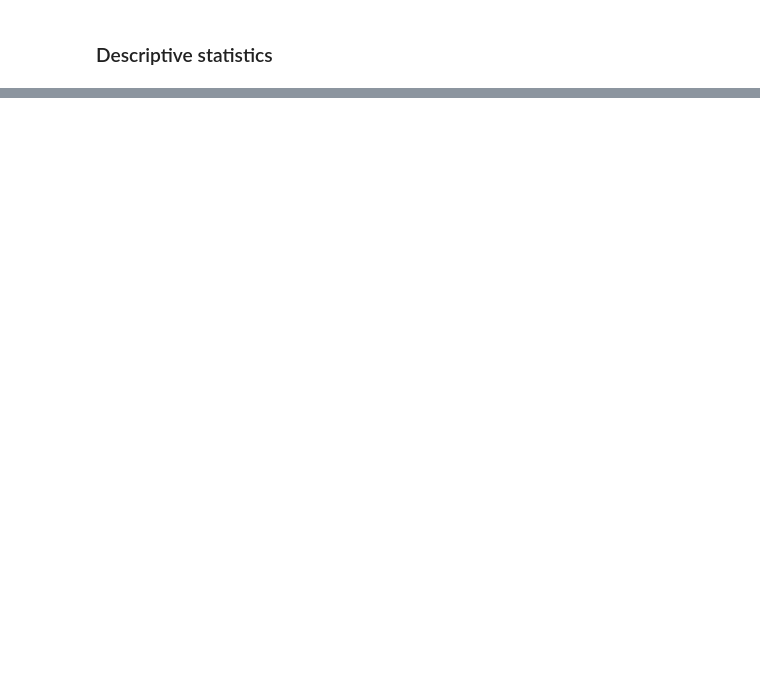
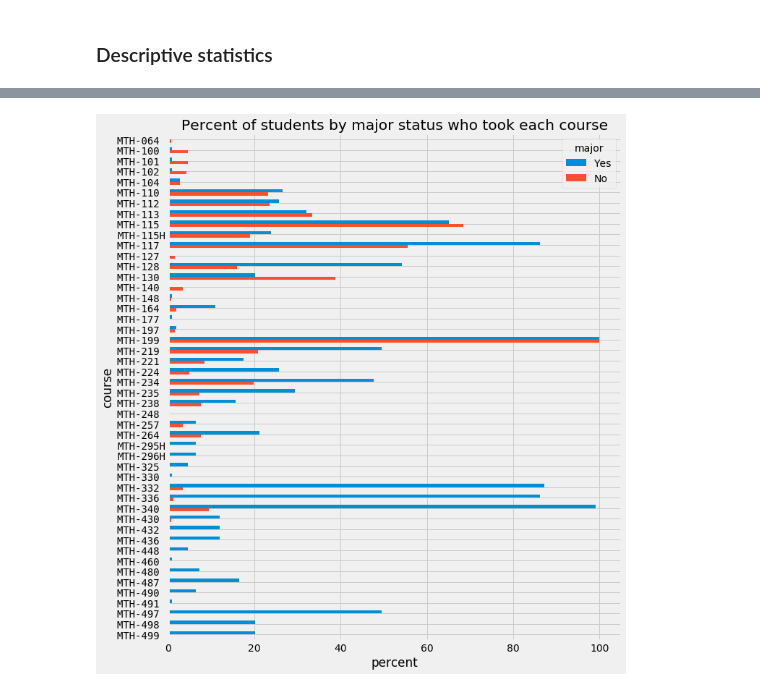
Before and after one commit to pmgasper/union_students, a Jupyter notebook: nb06_nonmajordata.ipynb, the cells around one changed output, grey strips where cells are left out. Saved outputs shown, nothing was run; the diff lists cells and outputs as text; code cells hidden in the pictures; blank space fills up the shorter version.

```diff
--- a/nb06_nonmajordata.ipynb
+++ b/nb06_nonmajordata.ipynb
@@ -148,0 +161,23 @@ plt.show()
+# %%
+# Courses taken by majors vs. non-majors as a percentage
+min_count = 1   # exclude courses taken less than min_count times
+graph_data = (grades
+ # hack for left aligned tick labels, pad + use monospace font
+ .assign(course = lambda srs: srs.course.str.pad(8, 'right'))
+ .groupby('course').filter(lambda group: len(group) >= min_count)
+ .pivot_table('id', 'major', 'course', aggfunc=len, fill_value=0)
+ .rename({True:'Yes', False:'No'})
+ .apply(lambda srs: srs / major_count.loc[major_count.major == srs.name]
+                                         ['count'].values[0], axis=1) * 100)
+
+ax = graph_data.T[['Yes', 'No']].plot.barh(figsize=(10, 12), width=0.6)
+
+for tick in ax.get_yticklabels():
+    tick.set_fontname('DejaVu Sans Mono')
+
+plt.title('Percent of students by major status who took each course')
+plt.gca().invert_yaxis()
+plt.xlabel('percent')
+plt.show()
+# %% [output]
+[figure, added]
```
Also changed, not shown: parts of 13 cells of this notebook.
